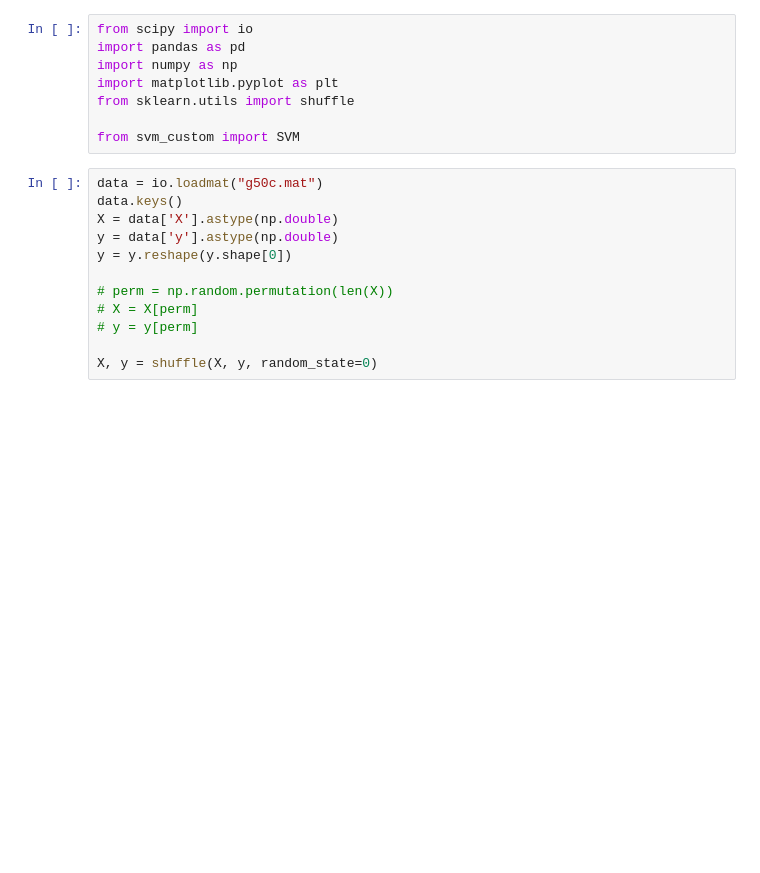
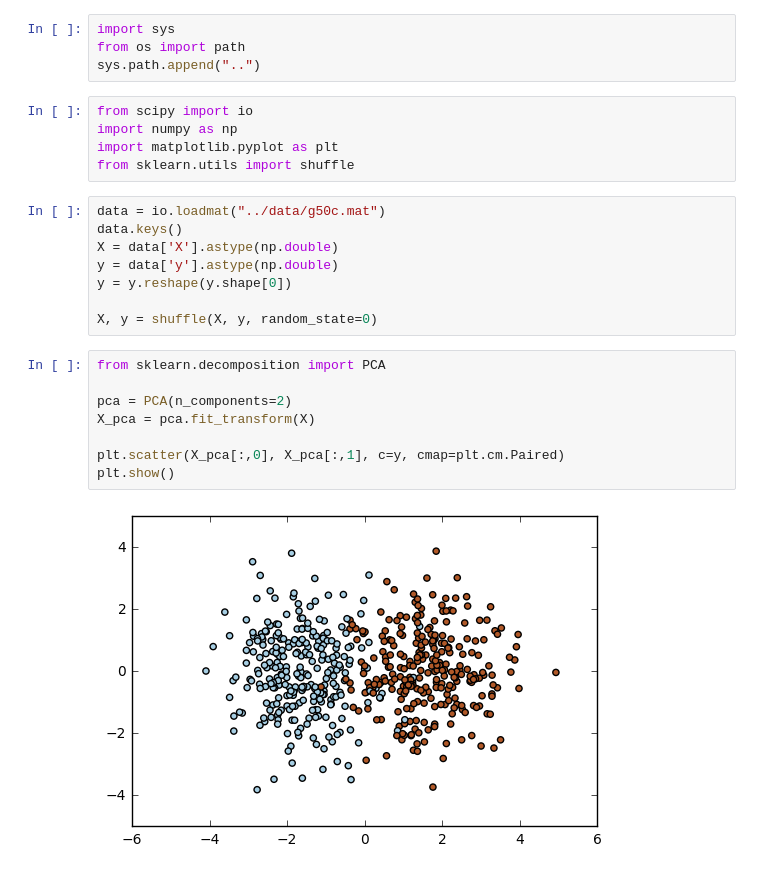
Before and after one commit to dancoombs/s3vm-sgd, a Jupyter notebook: notebooks/g50c.ipynb, the cells around one changed output. Saved outputs shown, nothing was run; the diff lists cells and outputs as text; blank space fills up the shorter version.

```diff
--- a/notebooks/g50c.ipynb
+++ b/notebooks/g50c.ipynb
@@ -1,21 +1,28 @@
+# %%
+import sys
+from os import path
+sys.path.append("..")
 # %%
 from scipy import io
-import pandas as pd
 import numpy as np
 import matplotlib.pyplot as plt
 from sklearn.utils import shuffle
-
-from svm_custom import SVM
 # %%
-data = io.loadmat("g50c.mat")
+data = io.loadmat("../data/g50c.mat")
 data.keys()
 X = data['X'].astype(np.double)
 y = data['y'].astype(np.double)
 y = y.reshape(y.shape[0])
 
-# perm = np.random.permutation(len(X))
-# X = X[perm]
-# y = y[perm]
-
 X, y = shuffle(X, y, random_state=0)
+# %%
+from sklearn.decomposition import PCA
+
+pca = PCA(n_components=2)
+X_pca = pca.fit_transform(X)
+
+plt.scatter(X_pca[:,0], X_pca[:,1], c=y, cmap=plt.cm.Paired)
+plt.show()
+# %% [output]
+[figure, added]
 # %%
```
Also changed, not shown: parts of 5 cells of this notebook, 5 other files.
